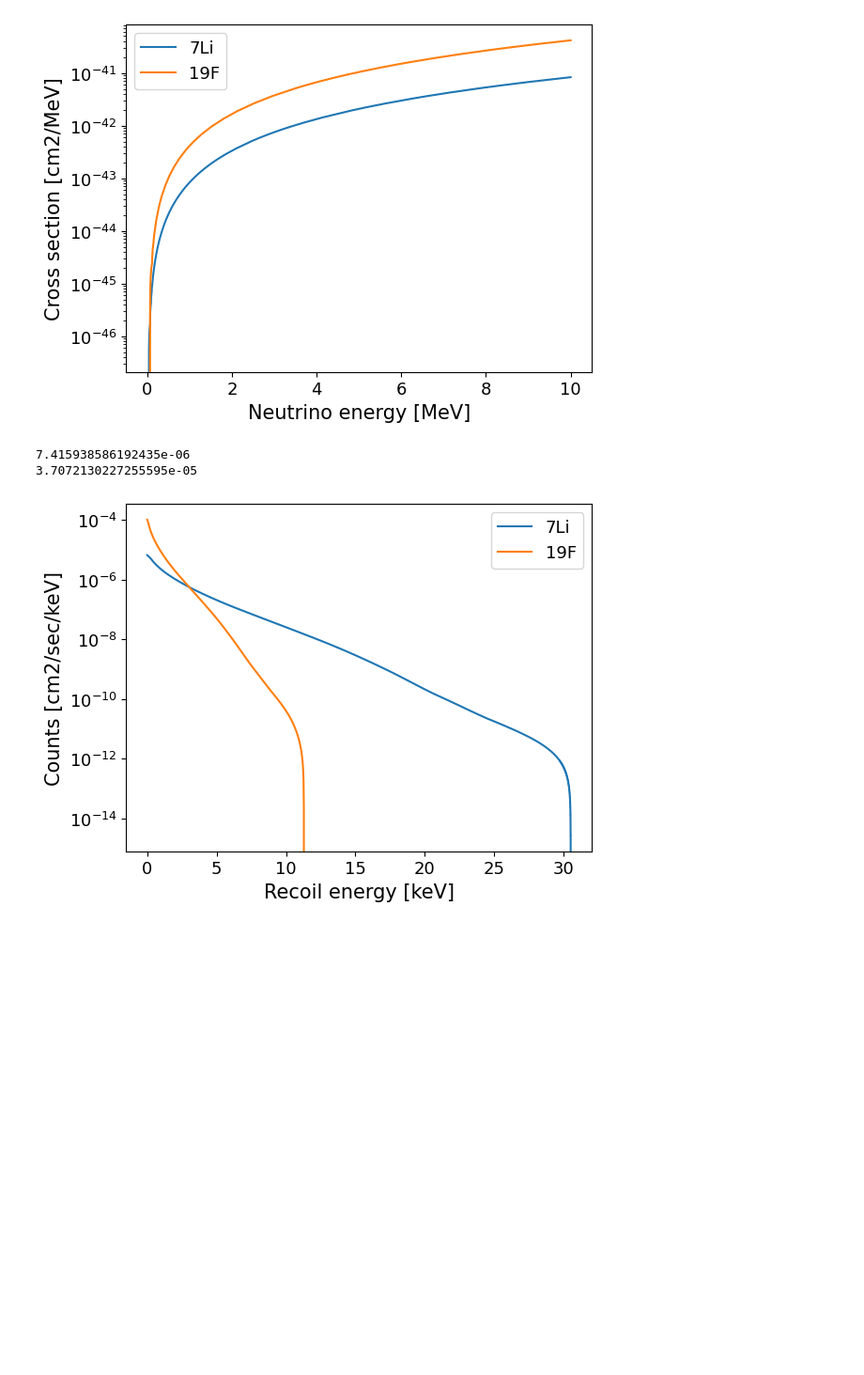
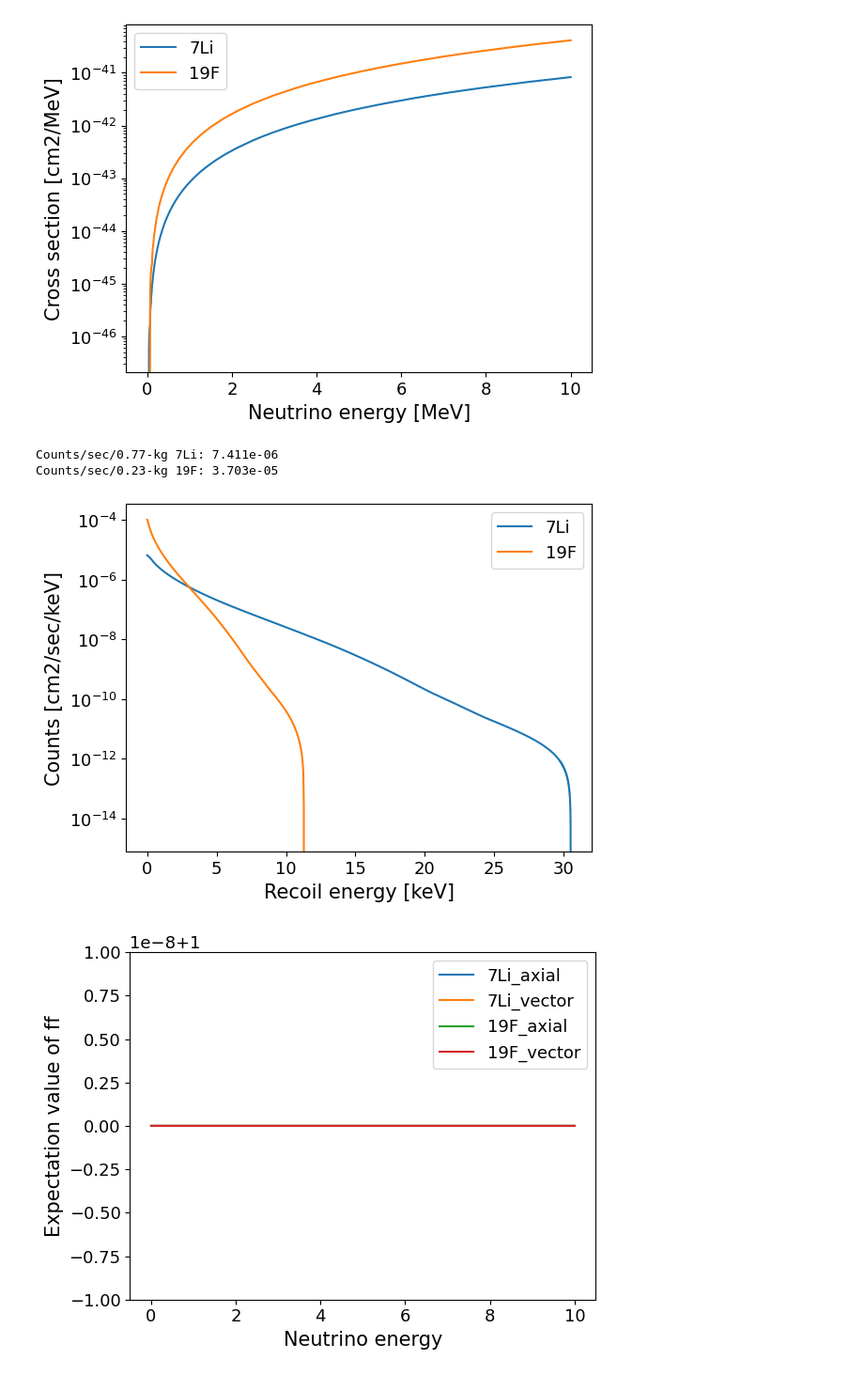
Before and after one commit to schedges/pyCEvNS, a Jupyter notebook: cevns.ipynb, the cells around one changed output. Shown at 94% size. Cells and saved outputs as stored; diff of their text form; code cells hidden in the pictures; blank space fills up the shorter version.

```diff
--- a/cevns.ipynb
+++ b/cevns.ipynb
@@ -89,7 +87,7 @@ plt.show()
 fig2,ax2 = plt.subplots()
 for targetName,target in targetObjects.items():
   ax2.plot(results.Enrs_keV,results.normalized_recoil_spectrum_keV[targetName],label=targetName)
-  print(results.total_counts[targetName])
+  print(f"Counts/sec/{target.mass:.2f}-kg {targetName}: {results.total_counts[targetName]:.3e}")
 
 ax2.set_yscale("log")
 ax2.legend()
@@ -97,6 +95,19 @@ ax2.set_xlabel("Recoil energy [keV]")
 ax2.set_ylabel("Counts [cm2/sec/keV]")
 plt.show()
 # %% [output]
-7.415938586192435e-06
-3.7072130227255595e-05
+Counts/sec/0.77-kg 7Li: 7.411e-06
+Counts/sec/0.23-kg 19F: 3.703e-05
 [figure]
+# %%
+fig2,ax2 = plt.subplots()
+for targetName,target in targetObjects.items():
+  ax2.plot(results.Enus_MeV,results.axial_ff_exp[targetName],label=targetName+"_axial")
+  ax2.plot(results.Enus_MeV,results.vector_ff_exp[targetName],label=targetName+"_vector")
+
+ax2.set_ylim(0.99999999999,1.00000000001)
+ax2.legend()
+ax2.set_xlabel("Neutrino energy")
+ax2.set_ylabel("Expectation value of ff")
+plt.show()
+# %% [output]
+[figure, added]
```
Also changed, not shown: parts of 2 cells of this notebook, 6 other files.
